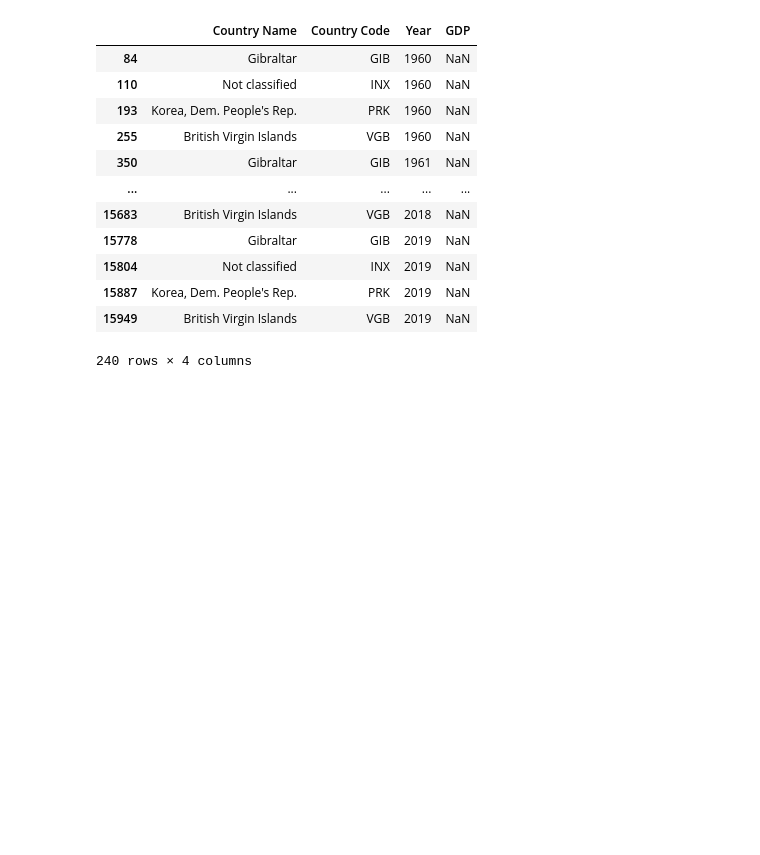
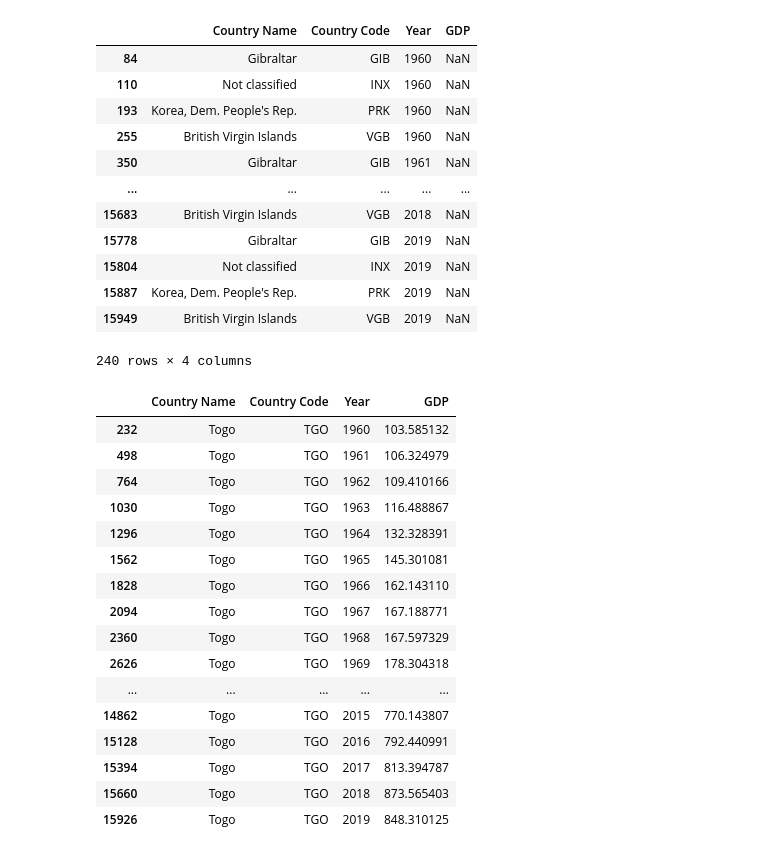
Before and after one commit to Luna-v0/olympic-analyses, a Jupyter notebook: data_transformers/gdp.ipynb, the cells around one changed output. Cells and saved outputs as stored; diff of their text form; code cells hidden in the pictures; blank space fills up the shorter version.

```diff
--- a/data_transformers/gdp.ipynb
+++ b/data_transformers/gdp.ipynb
@@ -217,13 +225,32 @@ gdp_melted[gdp_melted["GDP"].isnull()]
 # %%
 gdp_melted = gdp_melted[~gdp_melted["Country Code"].isin(["INX", "GIB", "VGB"])]
 
 
 gdp_melted.loc[gdp_melted["Country Code"] == "PRK", "GDP"] = gdp_melted[gdp_melted["Country Code"] == "KOR"]["GDP"].values
 
 # North korea GDP per capita 2019: 640
 n_s_korea_ratio = 31902 / 640
 gdp_melted.loc[gdp_melted["Country Code"] == "PRK", "GDP"] = gdp_melted[gdp_melted["Country Code"] == "PRK"]["GDP"].values / n_s_korea_ratio
 
 gdp_df = gdp_melted
+gdp_df[gdp_df["Country Name"] == "Togo"]
+# %% [output]
+|  | Country Name | Country Code | Year | GDP |
+| 232 | Togo | TGO | 1960 | 103.585132 |
+| 498 | Togo | TGO | 1961 | 106.324979 |
+| 764 | Togo | TGO | 1962 | 109.410166 |
+| 1030 | Togo | TGO | 1963 | 116.488867 |
+| 1296 | Togo | TGO | 1964 | 132.328391 |
+| 1562 | Togo | TGO | 1965 | 145.301081 |
+| 1828 | Togo | TGO | 1966 | 162.143110 |
+| 2094 | Togo | TGO | 1967 | 167.188771 |
+| 2360 | Togo | TGO | 1968 | 167.597329 |
+| 2626 | Togo | TGO | 1969 | 178.304318 |
+| ... | ... | ... | ... | ... |
+| 14862 | Togo | TGO | 2015 | 770.143807 |
+| 15128 | Togo | TGO | 2016 | 792.440991 |
+| 15394 | Togo | TGO | 2017 | 813.394787 |
+| 15660 | Togo | TGO | 2018 | 873.565403 |
+| 15926 | Togo | TGO | 2019 | 848.310125 |
 # %%
 def rename_NOC(df1:pd.DataFrame,df2:pd.DataFrame) -> dict:
```
Also changed, not shown: parts of 10 cells of this notebook, 1 other file.
